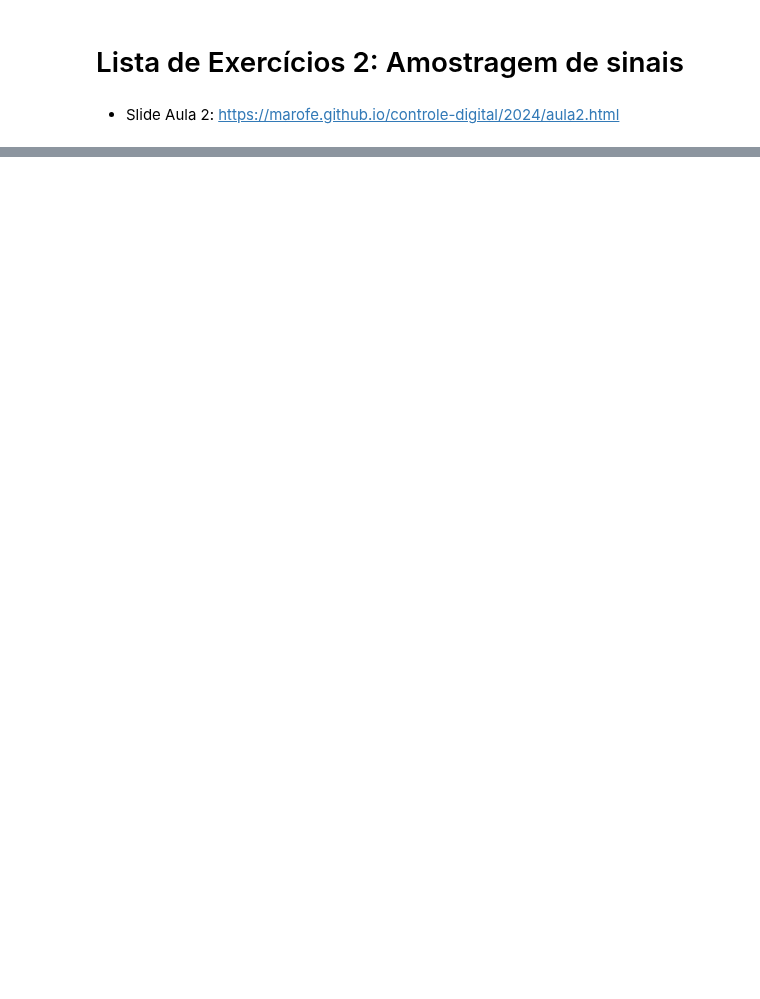
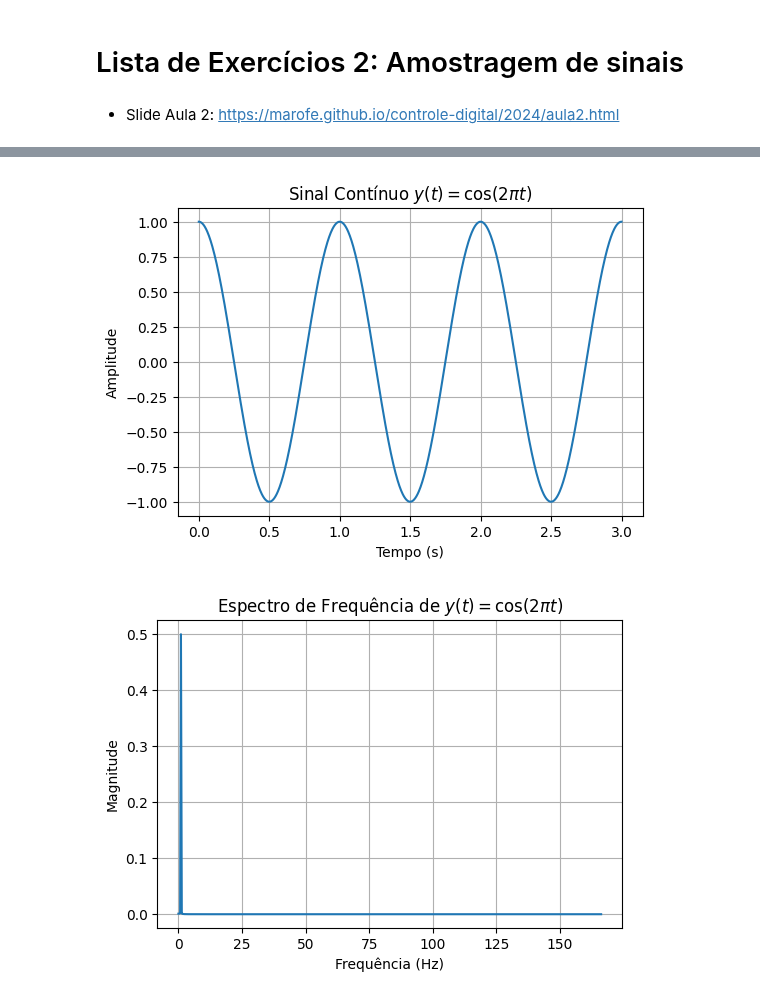
Before and after one commit to SKaiquelima/advanced-control, a Jupyter notebook: DigitalCtrl/Class2/exec2.ipynb, the cells around one changed output, grey strips where cells are left out. Cells and saved outputs as stored; diff of their text form; code cells hidden in the pictures; blank space fills up the shorter version.

```diff
--- a/DigitalCtrl/Class2/exec2.ipynb
+++ b/DigitalCtrl/Class2/exec2.ipynb
@@ -161,0 +242,61 @@ plt.show()
+# %%
+# (a) Plot do sinal contínuo no intervalo [0, 3]
+plt.figure(figsize=[6,4])
+plt.plot(t_continuous, y_continuous)
+plt.title('Sinal Contínuo $y(t) = \cos(2\pi t)$')
+plt.xlabel('Tempo (s)')
+plt.ylabel('Amplitude')
+plt.grid(True)
+plt.show()
+
+# (b) Plot do espectro de frequência do sinal contínuo
+plt.figure(figsize=[6,4])
+plt.plot(f[len(f)//2:], Y[len(f)//2:])
+plt.title('Espectro de Frequência de $y(t) = \cos(2\pi t)$')
+plt.xlabel('Frequência (Hz)')
+plt.ylabel('Magnitude')
+plt.grid(True)
+plt.show()
+
+# (c) Plot da amostragem do sinal usando a frequência de Nyquist
+plt.figure(figsize=[6,4])
+plt.plot(t_continuous, y_continuous, label='Sinal Contínuo')
+plt.stem(t_nyquist, y_nyquist, linefmt='r-', markerfmt='ro', basefmt='r-', label='Amostragem Nyquist')
+plt.title('Amostragem na Frequência de Nyquist')
+plt.xlabel('Tempo (s)')
+plt.ylabel('Amplitude')
+plt.legend()
+plt.grid(True)
+plt.show()
+
+# (d) Plot do sinal y_a*(t) usando trem de impulsos
+plt.figure(figsize=[6,4])
+plt.plot(t_continuous, y_continuous, label='Sinal Contínuo')
+plt.stem(t_continuous, y_impulse_train, linefmt='g-', markerfmt='go', basefmt='g-', label='Trem de Impulsos')
+plt.title('Trem de Impulsos $y_a^*(t)$ na Frequência de Nyquist')
+plt.xlabel('Tempo (s)')
+plt.ylabel('Amplitude')
+plt.legend()
+plt.grid(True)
+plt.show()
+
+# (e) Plot do espectro de y_a*(t) usando FFT
+plt.figure(figsize=[6,4])
+plt.plot(f, Y_impulse)
+plt.title('Espectro de Frequência de $y_a^*(t)$ na Frequência de Nyquist')
+plt.xlabel('Frequência (Hz)')
+plt.ylabel('Magnitude')
+plt.grid(True)
+plt.show()
+
+# (f) Plot do espectro do sinal amostrado com alta frequência
+plt.figure(figsize=[6,4])
+plt.plot(f, Y_high_impulse)
+plt.title('Espectro de Frequência de $y_a^*(t)$ com Alta Frequência de Amostragem')
+plt.xlabel('Frequência (Hz)')
+plt.ylabel('Magnitude')
+plt.grid(True)
+plt.show()
+# %% [output]
+[figure, added]
+[figure, added]
```
Also changed, not shown: parts of 17 cells of this notebook.
